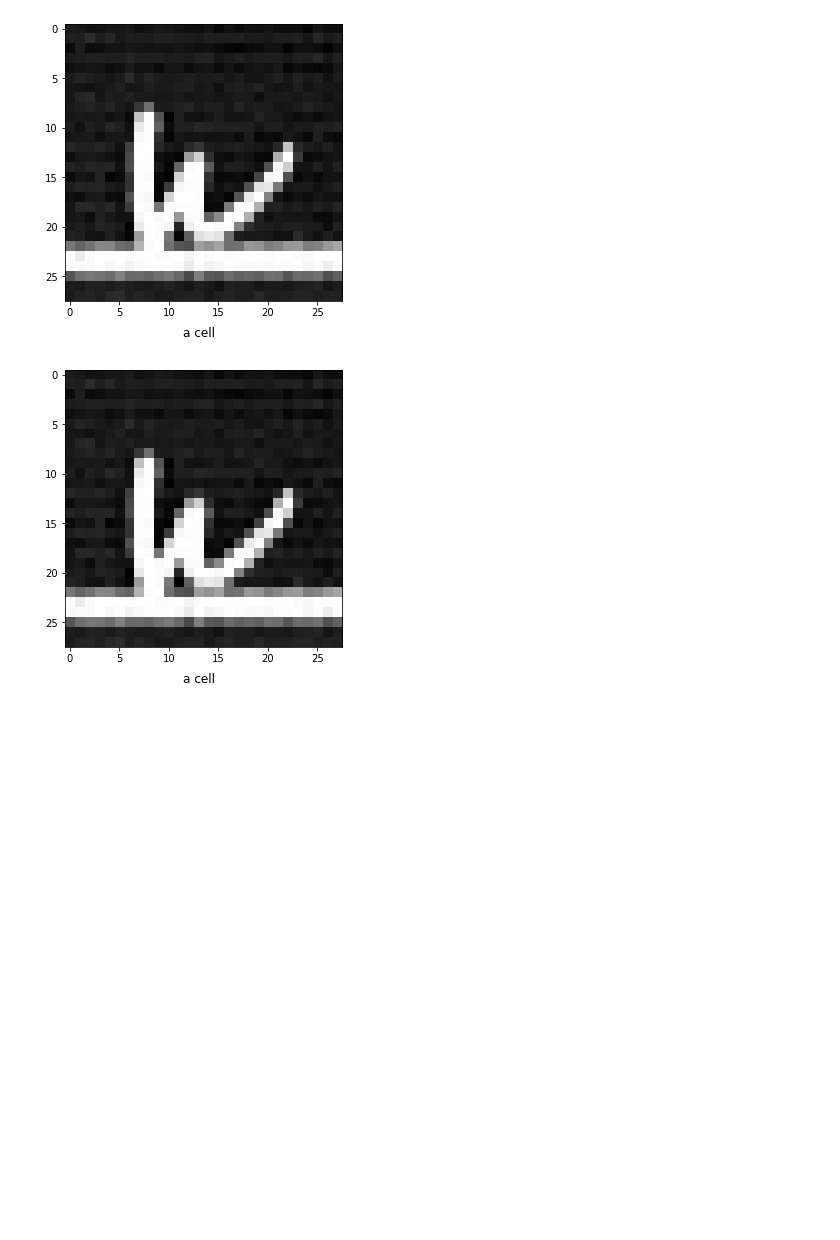
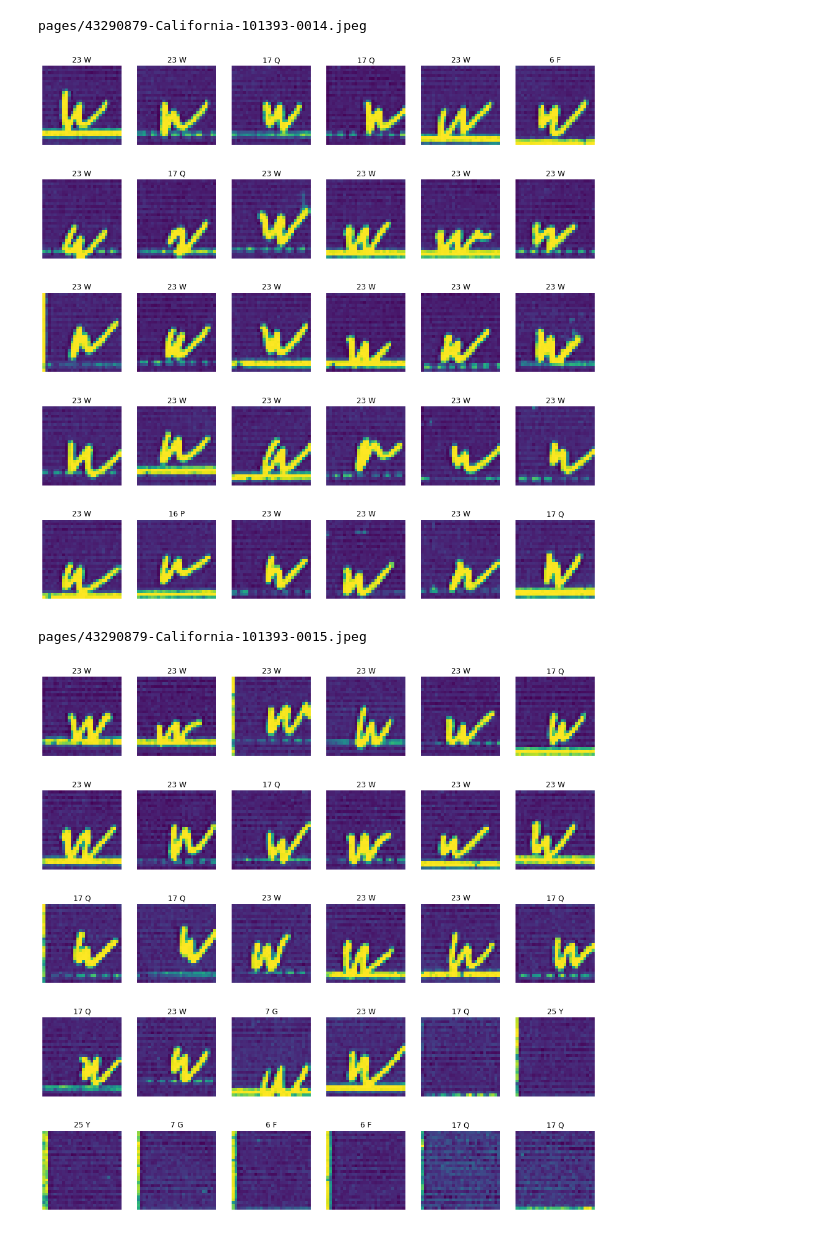
Before and after one commit to cases-umd/census-form-image-processing, a Jupyter notebook: 3_Handwritten_Character_Recognition.ipynb, the cells around one changed output. Cells and saved outputs as stored; diff of their text form; code cells hidden in the pictures; blank space fills up the shorter version.

Commit message:
HCR is implemented and well visualized, needs some explanation still. Other updates from Hebah. Segmentation code is improved.

```diff
--- a/3_Handwritten_Character_Recognition.ipynb
+++ b/3_Handwritten_Character_Recognition.ipynb
@@ -32,0 +125,16 @@ Note: you may need to restart the kernel to use updated packages.
+# %%
+def crop_cell(cell_img, debug=False):
+    M = cv2.moments(cell_img)
+    X = int(M["m10"] / M["m00"])
+    Y = int(M["m01"] / M["m00"])
+    x1 = min(max(0, X-13), cell_img.shape[0] - 28)
+    y1 = min(max(0, Y-13), cell_img.shape[1] - 28)
+    cell = cell_img[x1:x1+28, y1:y1+28]
+    cv2.rectangle(cell_img, (x1, y1, 28, 28), RED, thickness=1)
+    view(cell_img, "crop region")
+    return cell
+
+page = "pages/43290879-California-101393-0002.jpeg"
+cells = list(generateCellImages(page))
+for image in cells[:3]:
+    crop_cell(image, debug=True)
@@ -168,50 +362,49 @@ Epoch 6/6
 # %%
-with open("segmentation.py") as f:
-    code = f.read()
-exec(code)
 import glob
 import re
 import cv2
 
-def run(path, page_range=(2, 16), debug=False):
+lookup = list("abcdefghijklmnopqrstuvwxyz".upper())
+
+def run(path, page_range=(2, 16), model=None, debug=False):
     for f in sorted(glob.glob(f'{path}/*')):
         pagestr = re.search(r'-(\d+).jpeg', f).group(1)
         if int(pagestr) not in range(page_range[0], page_range[1]):
             continue
+        plt.figure(figsize=(16, 16))
+        plt.axis("off")
+        print(f)
         image = cv2.imread(f)
         (adjusted_img, v_lines, h_lines) = extract(image, f, debug=debug)
         grayimage = cv2.cvtColor(adjusted_img,cv2.COLOR_BGR2GRAY)
         grayimage = 255 - grayimage
         #grayimage = cv2.threshold(grayimage, 0, 255, cv2.THRESH_BINARY+cv2.THRESH_OTSU)[1]
         demo_h_offset = v_lines[11]  # the demographic column starts the the 12th vertical line
         demo_width = v_lines[12] - demo_h_offset  # width calculation
         # Open CV rectangles calculation for each demographic cell
         demographic_cells = \
           [ (demo_h_offset, h_lines[i], demo_width, int(h_lines[i+1]-h_lines[i])) for i in range(3, len(h_lines)-1)]
         for i in range(3, len(h_lines)-1):
+            ax = plt.subplot(5, 6, i - 2)
+            plt.axis('off')
             cell_img = grayimage[h_lines[i]+5:h_lines[i+1]+5, v_lines[11]:v_lines[12]]
             M = cv2.moments(cell_img)
             X = int(M["m10"] / M["m00"])
             Y = int(M["m01"] / M["m00"])
             x1 = min(max(0, X-13), cell_img.shape[0] - 28)
             y1 = min(max(0, Y-13), cell_img.shape[1] - 28)
             cell = cell_img[x1:x1+28, y1:y1+28]
-            view(cell, "a cell")
-            tensor, noop = normalize_img(cell.T, 0)  # Note the transpose to match training set.
-            view(cell, "a cell")
-            result = model.predict(np.expand_dims(tensor, 0))
+            tensor, noop = normalize_img(cell, 0)  # Note the transpose to match training set.
+            result = model.predict(np.expand_dims(tensor, 0), verbose=0)
             classes_x=np.argmax(result,axis=1)
-            print(classes_x)
-        break
-        # centroid/moment math is cutting off left side of some Ws..
-        # Maybe just resize the whole cell image
-        # TODO extract cell image and resize to 28x28 tensor image
-        # TODO flip image appropriately for EMNIST
-        # TODO test some image recognitions
-        # TODO add matching "noise" to EMNIST?
+            plt.imshow(cell)
+            plt.title(f'{classes_x[0]} {lookup[int(classes_x[0])-1]}')
+        plt.show()
 
 
-run('pages', page_range=(14,16))
+run('pages', page_range=(14,17), model=model)
 # %% [output]
+pages/43290879-California-101393-0014.jpeg
-[figure, old version]
+[figure, new version]
+pages/43290879-California-101393-0015.jpeg
-[figure, old version]
+[figure, new version]
```
Also changed, not shown: parts of 28 cells of this notebook, 3 other files.
